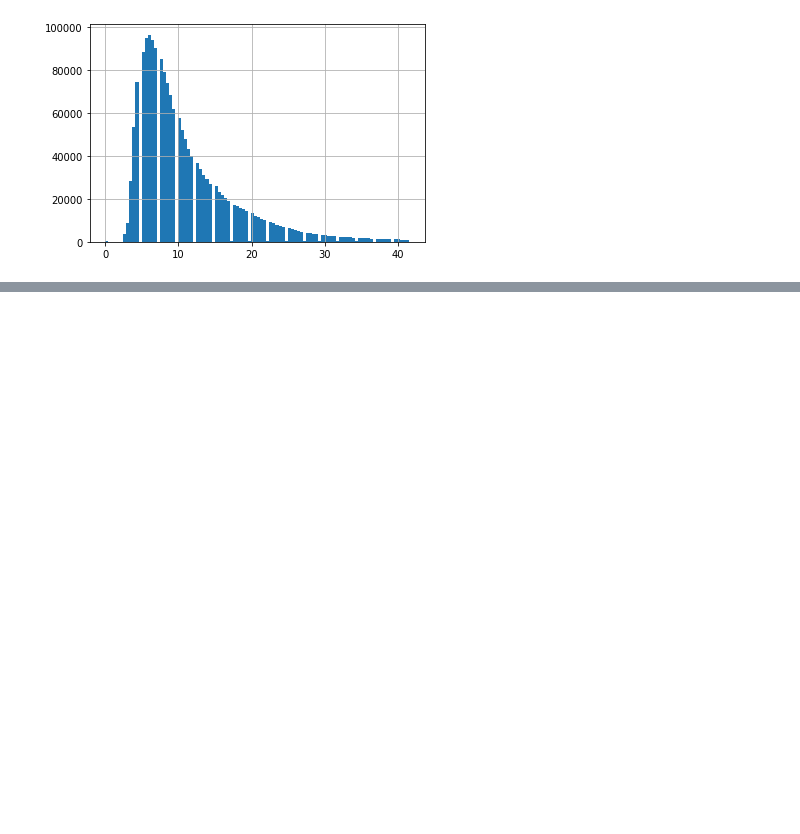
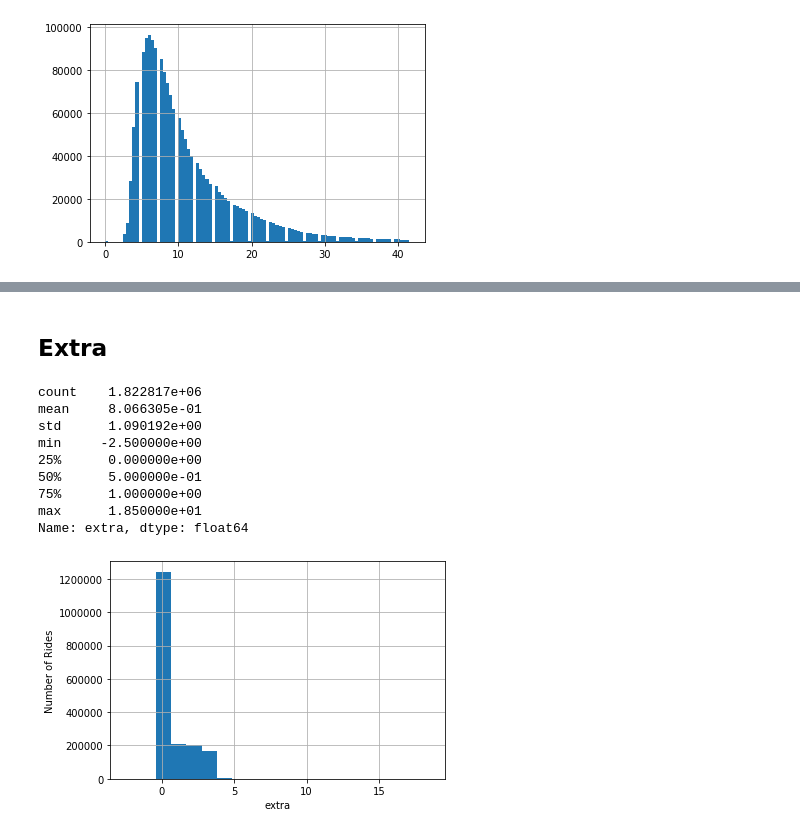
Before and after one commit to zach96guan/15-688_PDS_Project, a Jupyter notebook: data_analysis.ipynb, the cells around one changed output, grey strips where cells are left out. Drawn from its saved outputs; the diff is of its cells as text; code cells hidden in the pictures; blank space fills up the shorter version.

```diff
--- a/data_analysis_zach.ipynb
+++ b/data_analysis.ipynb
@@ -275,0 +298,21 @@ plt.show()
+# %% [markdown]
+## Extra
+# %%
+print(df['extra'].describe())
+
+ax = df['extra'].hist(bins=20)
+# ax.set_yscale('log')
+ax.set_xlabel("extra")
+ax.set_ylabel("Number of Rides")
+plt.show()
+# %% [output]
+count    1.822817e+06
+mean     8.066305e-01
+std      1.090192e+00
+min     -2.500000e+00
+25%      0.000000e+00
+50%      5.000000e-01
+75%      1.000000e+00
+max      1.850000e+01
+Name: extra, dtype: float64
+[figure, added]
```
Also changed, not shown: parts of 5 cells of this notebook.
